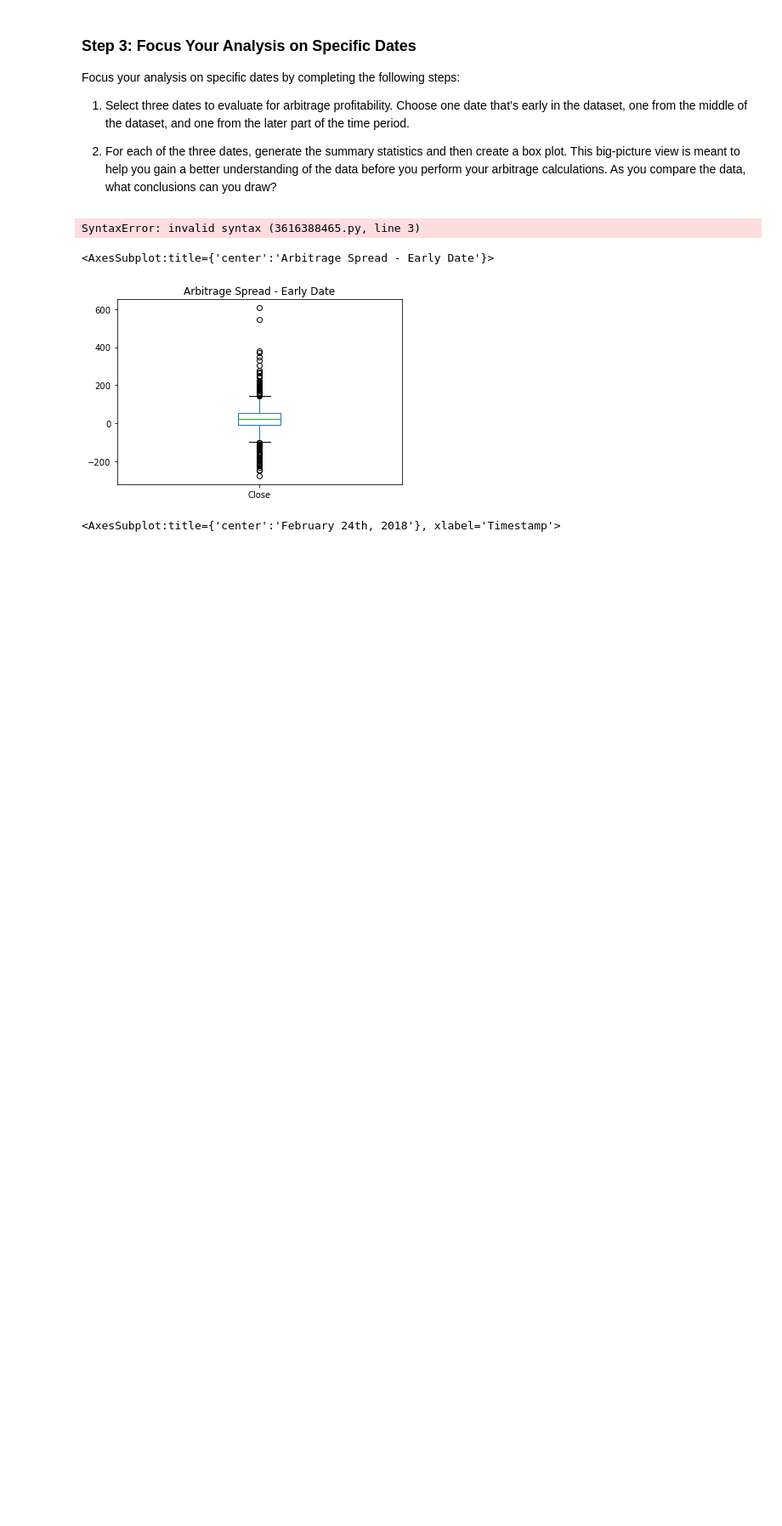
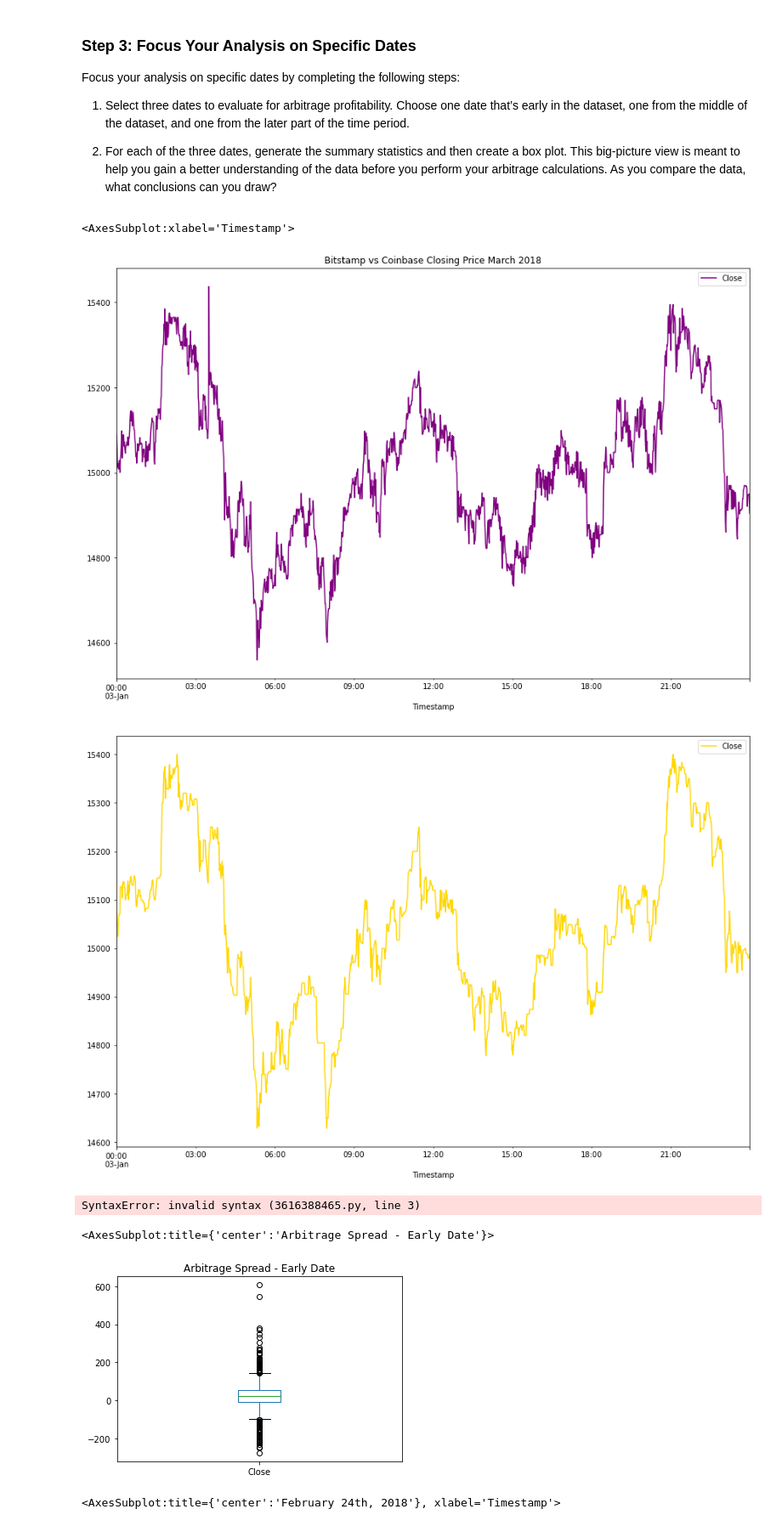
Before and after one commit to naomynaomy/module3challenge, a Jupyter notebook: Starter_Code/crypto_arbitrage.ipynb, the cells around one changed output. Shown: that part at 85% size. Saved outputs shown, nothing was run; the diff lists cells and outputs as text; code cells hidden in the pictures; blank space fills up the shorter version.

```diff
--- a/Starter_Code/crypto_arbitrage.ipynb
+++ b/Starter_Code/crypto_arbitrage.ipynb
@@ -335,7 +335,12 @@ Focus your analysis on specific dates by completing the following steps:
 # %%
 # Create an overlay plot that visualizes the two dataframes over a period of one day early in the dataset.
 # Be sure that the plots include the parameters `legend`, `figsize`, `title`, `color` and `label`
-# YOUR CODE HERE
+bitstamp_sliced.loc["2018-01-03":"2018-01-03"].plot(legend=True,figsize=(15,10),title= "Bitstamp vs Coinbase Closing Price March 2018", color="purple",label="Bitstamp")
+coinbase_sliced.loc["2018-01-03":"2018-01-03"].plot(legend=True,figsize=(15,10),color="gold",label="Coinbase")
+# %% [output]
+<AxesSubplot:xlabel='Timestamp'>
+[figure, added]
+[figure, added]
 # %%
 # Using the early date that you have selected, calculate the arbitrage spread
 # by subtracting the bitstamp lower closing prices from the coinbase higher closing prices
```
Also changed, not shown: parts of 2 cells of this notebook.
